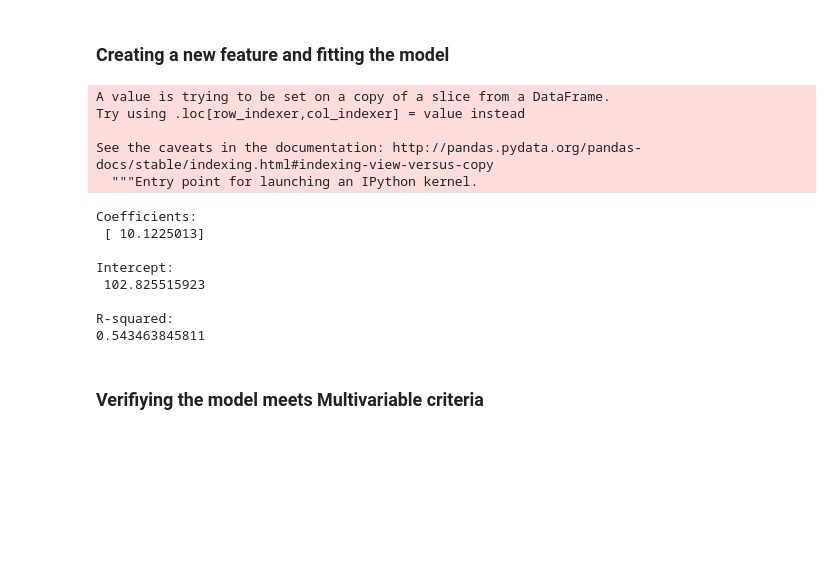
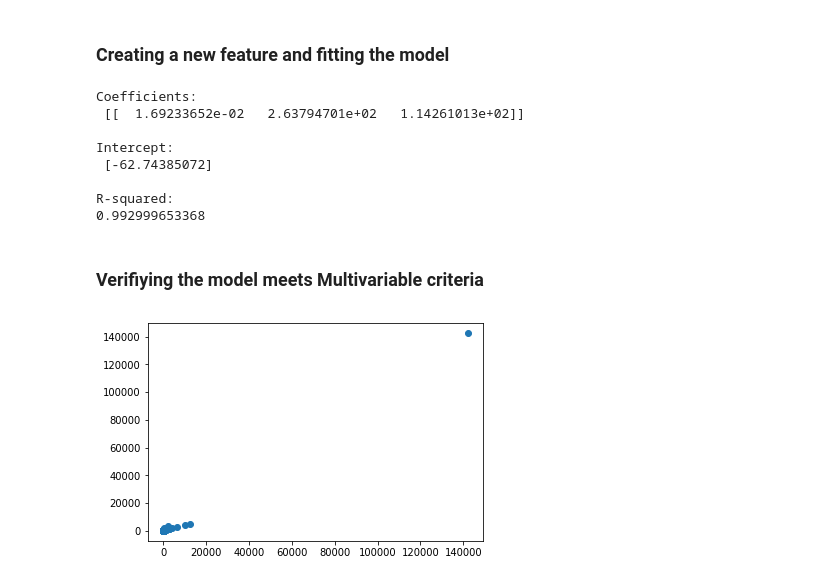
Before and after one commit to efuller11/Thinkful, a Jupyter notebook: Unit 2 Lesson 4 Challenge make your own regression model.ipynb, the cells around one changed output. Drawn from its saved outputs; the diff is of its cells as text; code cells hidden in the pictures; blank space fills up the shorter version.

```diff
--- a/Unit 2 Lesson 4 Challenge make your own regression model.ipynb
+++ b/Unit 2 Lesson 4 Challenge make your own regression model.ipynb
@@ -69,8 +66,0 @@ new_data = new_fbi_data[(np.abs(stats.zscore(new_fbi_data)) <= 1.5).all(axis=1)]
-# %%
-new_data['Propertycrime'] = np.log(fbi_data.Population) + fbi_data.Murder + fbi_data.Arson + fbi_data.Robbery
-# %% [output]
-A value is trying to be set on a copy of a slice from a DataFrame.
-Try using .loc[row_indexer,col_indexer] = value instead
-
-See the caveats in the documentation: http://pandas.pydata.org/pandas-docs/stable/indexing.html#indexing-view-versus-copy
-  """Entry point for launching an IPython kernel.
@@ -77,28 +72,35 @@ See the caveats in the documentation: http://pandas.pydata.org/pandas-docs/stabl
 # %%
 regr = linear_model.LinearRegression()
-Y = new_data['PropCrime']
-X = new_data['Propertycrime'].values.reshape(-1, 1)
+Y = new_fbi_data['PropCrime'].values.reshape(-1, 1)
+X = new_fbi_data[["Population", "Rape2", "Robbery"]]
 regr.fit(X, Y)
+
+# Inspect the results.
 print('\nCoefficients: \n', regr.coef_)
 print('\nIntercept: \n', regr.intercept_)
 print('\nR-squared:')
 print(regr.score(X, Y))
 # %% [output]
 Coefficients:
- [ 10.1225013]
+ [[  1.69233652e-02   2.63794701e+02   1.14261013e+02]]
 
 Intercept:
- 102.825515923
+ [-62.74385072]
 
 R-squared:
-0.543463845811
+0.992999653368
 # %%
 # Extract predicted values.
 predicted = regr.predict(X).ravel()
-actual = new_data['PropCrime']
+actual = new_fbi_data['PropCrime']
 predicted = predicted.astype(float)
 actual = actual.astype(float)
 # Calculate the error, also called the residual.
 residual = actual - predicted
 # %% [markdown]
 ### Verifiying the model meets Multivariable criteria
+# %%
+plt.scatter(actual, predicted)
+plt.show()
+# %% [output]
+[figure, added]
```
Also changed, not shown: parts of 15 cells of this notebook, 4 other files.
